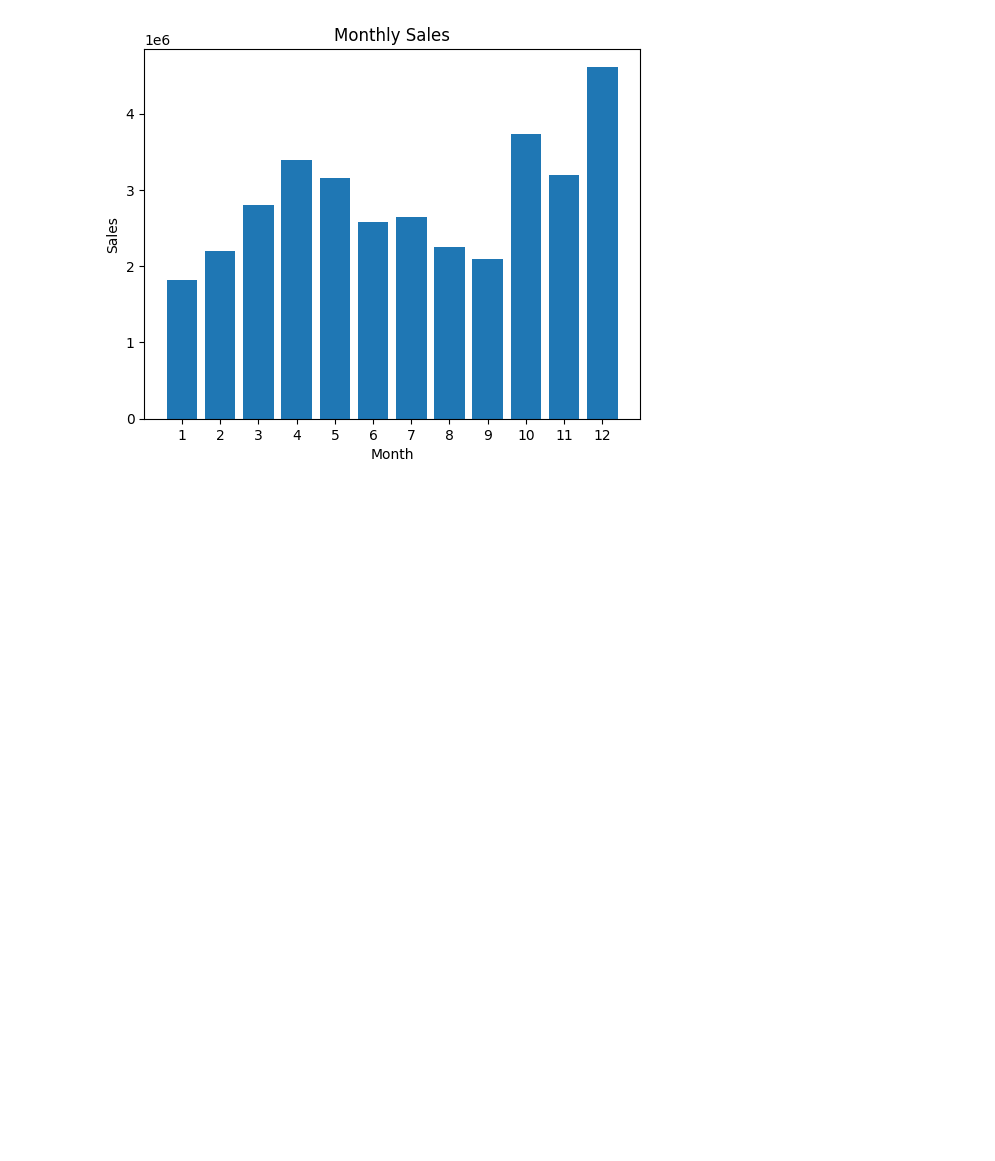
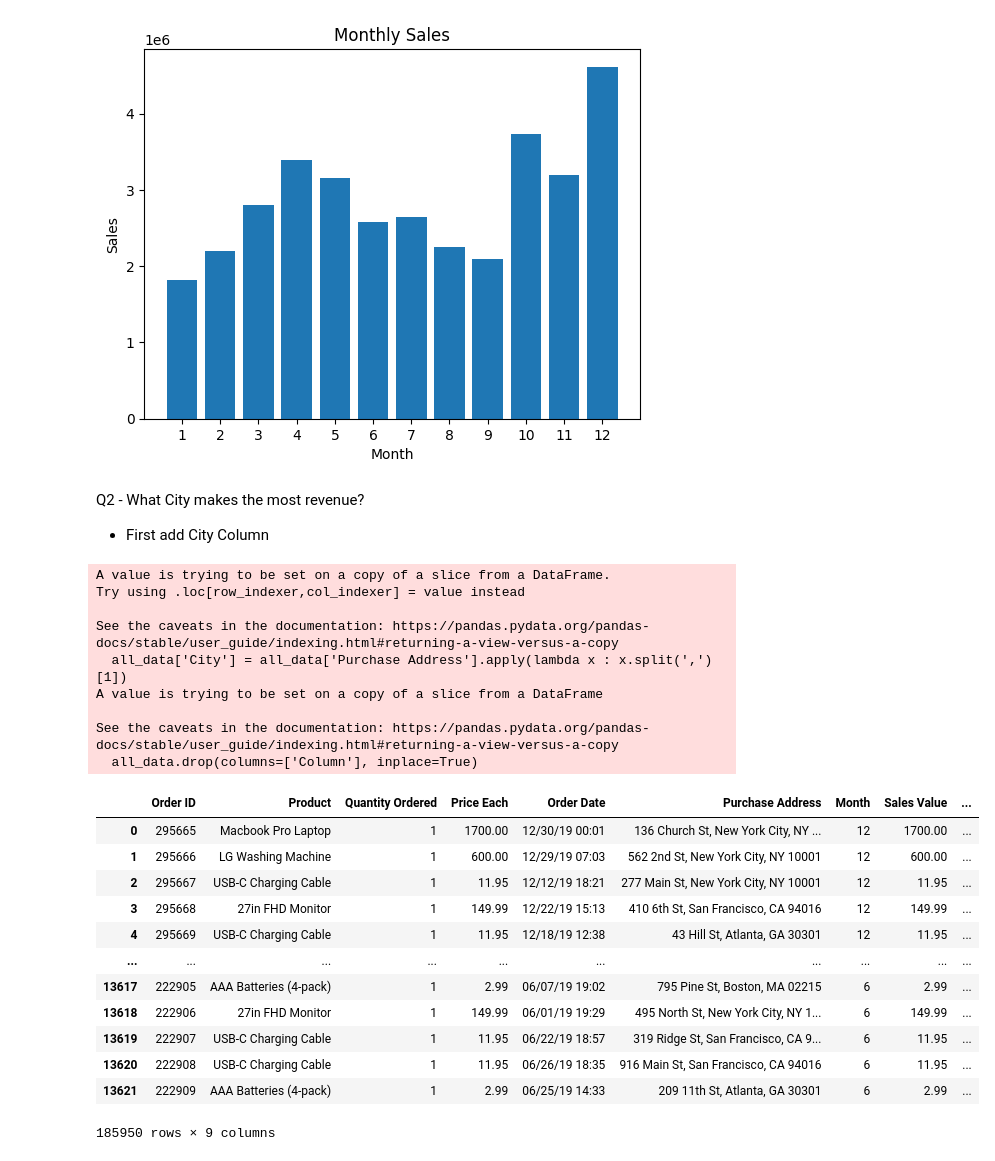
Before and after one commit to daveysull/Sales_Analysis, a Jupyter notebook: Sales_Analysis.ipynb, the cells around one changed output. Cells and saved outputs as stored; diff of their text form; code cells hidden in the pictures; blank space fills up the shorter version.

```diff
--- a/Sales_Analysis.ipynb
+++ b/Sales_Analysis.ipynb
@@ -117,3 +117,34 @@ plt.xticks(months)
 plt.show()
 # %% [output]
 [figure]
+# %% [markdown]
+Q2 - What City makes the most revenue?
+- First add City Column
+# %%
+all_data['City'] = all_data['Purchase Address'].apply(lambda x : x.split(',')[1])
+
+all_data.drop(columns=['Column'], inplace=True)
+all_data
+# %% [output]
+A value is trying to be set on a copy of a slice from a DataFrame.
+Try using .loc[row_indexer,col_indexer] = value instead
+
+See the caveats in the documentation: https://pandas.pydata.org/pandas-docs/stable/user_guide/indexing.html#returning-a-view-versus-a-copy
+  all_data['City'] = all_data['Purchase Address'].apply(lambda x : x.split(',')[1])
+A value is trying to be set on a copy of a slice from a DataFrame
+
+See the caveats in the documentation: https://pandas.pydata.org/pandas-docs/stable/user_guide/indexing.html#returning-a-view-versus-a-copy
+  all_data.drop(columns=['Column'], inplace=True)
+|  | Order ID | Product | Quantity Ordered | Price Each | Order Date | Purchase Address | Month | Sales Value | ... |
+| 0 | 295665 | Macbook Pro Laptop | 1 | 1700.00 | 12/30/19 00:01 | 136 Church St, New York City, NY ... | 12 | 1700.00 | ... |
+| 1 | 295666 | LG Washing Machine | 1 | 600.00 | 12/29/19 07:03 | 562 2nd St, New York City, NY 10001 | 12 | 600.00 | ... |
+| 2 | 295667 | USB-C Charging Cable | 1 | 11.95 | 12/12/19 18:21 | 277 Main St, New York City, NY 10001 | 12 | 11.95 | ... |
+| 3 | 295668 | 27in FHD Monitor | 1 | 149.99 | 12/22/19 15:13 | 410 6th St, San Francisco, CA 94016 | 12 | 149.99 | ... |
+| 4 | 295669 | USB-C Charging Cable | 1 | 11.95 | 12/18/19 12:38 | 43 Hill St, Atlanta, GA 30301 | 12 | 11.95 | ... |
+| ... | ... | ... | ... | ... | ... | ... | ... | ... | ... |
+| 13617 | 222905 | AAA Batteries (4-pack) | 1 | 2.99 | 06/07/19 19:02 | 795 Pine St, Boston, MA 02215 | 6 | 2.99 | ... |
+| 13618 | 222906 | 27in FHD Monitor | 1 | 149.99 | 06/01/19 19:29 | 495 North St, New York City, NY 1... | 6 | 149.99 | ... |
+| 13619 | 222907 | USB-C Charging Cable | 1 | 11.95 | 06/22/19 18:57 | 319 Ridge St, San Francisco, CA 9... | 6 | 11.95 | ... |
+| 13620 | 222908 | USB-C Charging Cable | 1 | 11.95 | 06/26/19 18:35 | 916 Main St, San Francisco, CA 94016 | 6 | 11.95 | ... |
+| 13621 | 222909 | AAA Batteries (4-pack) | 1 | 2.99 | 06/25/19 14:33 | 209 11th St, Atlanta, GA 30301 | 6 | 2.99 | ... |
+185950 rows × 9 columns
```
Also changed, not shown: parts of 5 cells of this notebook.
